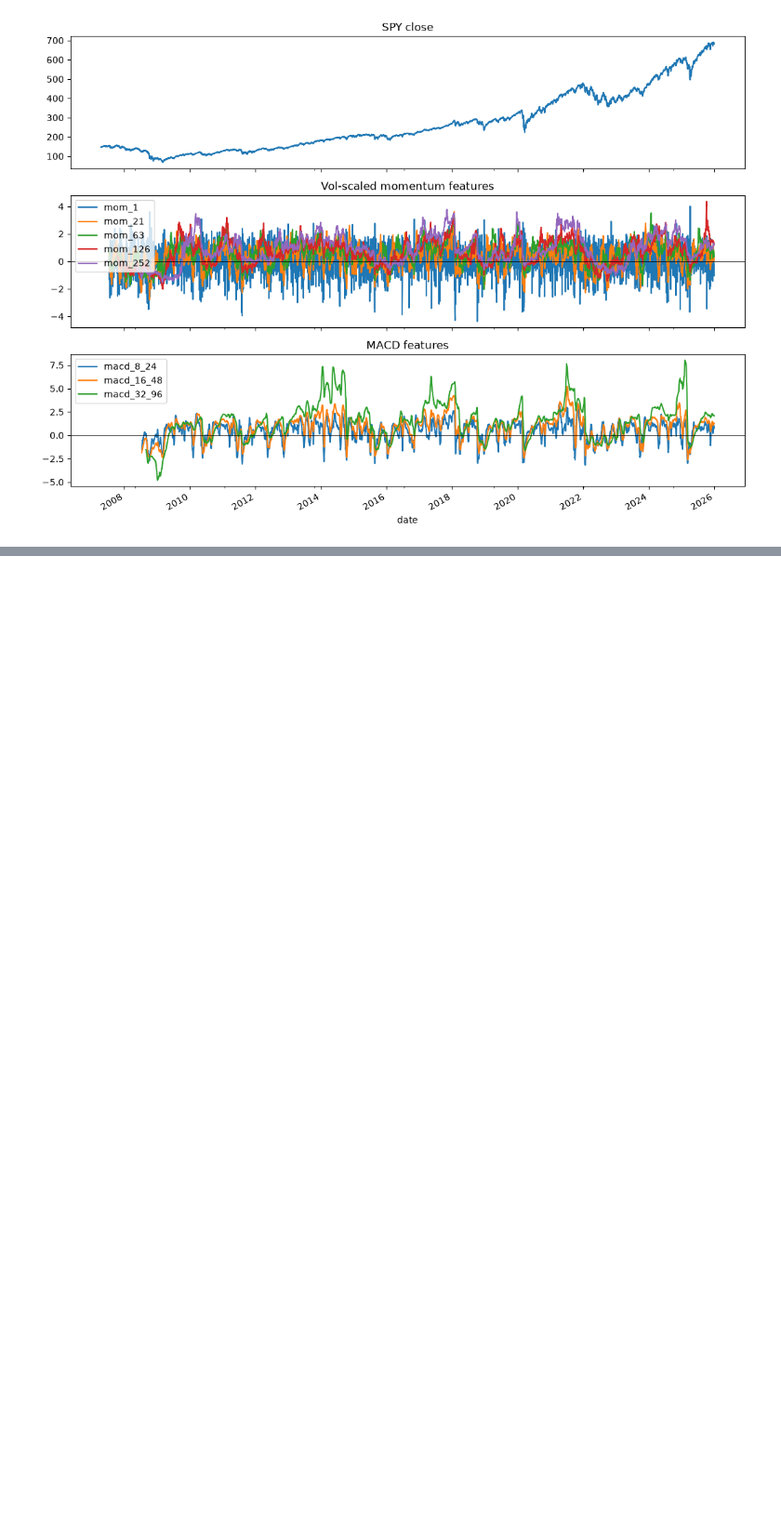
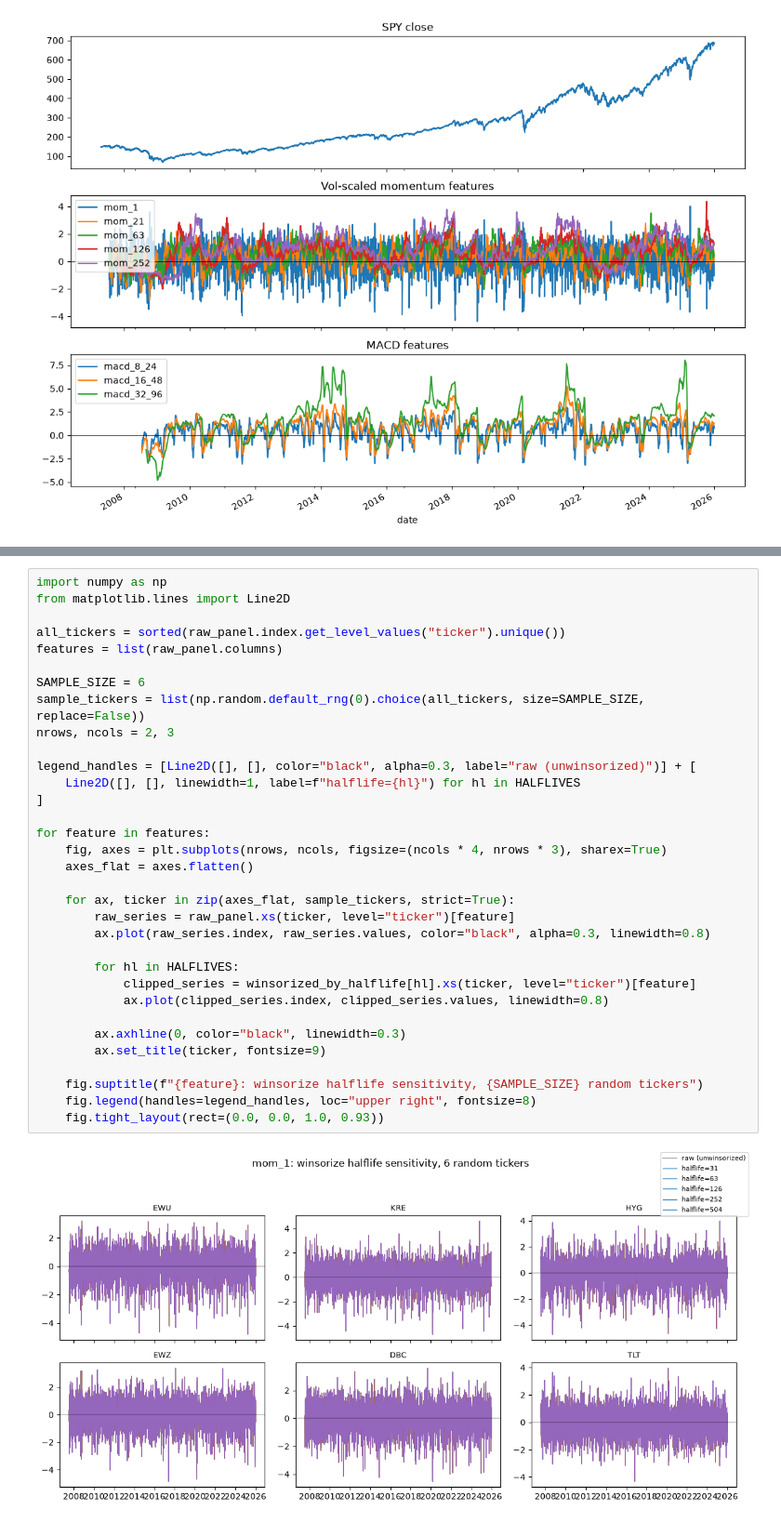
Before and after one commit to KaitoFuss/trading-strategies, a Jupyter notebook: notebooks/explore_features.ipynb, the cells around one changed output, grey strips where cells are left out. Shown at 93% size. Drawn from its saved outputs; the diff is of its cells as text; blank space fills up the shorter version.

```diff
--- a/notebooks/explore_features.ipynb
+++ b/notebooks/explore_features.ipynb
@@ -149,0 +198,35 @@ not done here.
+# %%
+import numpy as np
+from matplotlib.lines import Line2D
+
+all_tickers = sorted(raw_panel.index.get_level_values("ticker").unique())
+features = list(raw_panel.columns)
+
+SAMPLE_SIZE = 6
+sample_tickers = list(np.random.default_rng(0).choice(all_tickers, size=SAMPLE_SIZE, replace=False))
+nrows, ncols = 2, 3
+
+legend_handles = [Line2D([], [], color="black", alpha=0.3, label="raw (unwinsorized)")] + [
+    Line2D([], [], linewidth=1, label=f"halflife={hl}") for hl in HALFLIVES
+]
+
+for feature in features:
+    fig, axes = plt.subplots(nrows, ncols, figsize=(ncols * 4, nrows * 3), sharex=True)
+    axes_flat = axes.flatten()
+
+    for ax, ticker in zip(axes_flat, sample_tickers, strict=True):
+        raw_series = raw_panel.xs(ticker, level="ticker")[feature]
+        ax.plot(raw_series.index, raw_series.values, color="black", alpha=0.3, linewidth=0.8)
+
+        for hl in HALFLIVES:
+            clipped_series = winsorized_by_halflife[hl].xs(ticker, level="ticker")[feature]
+            ax.plot(clipped_series.index, clipped_series.values, linewidth=0.8)
+
+        ax.axhline(0, color="black", linewidth=0.3)
+        ax.set_title(ticker, fontsize=9)
+
+    fig.suptitle(f"{feature}: winsorize halflife sensitivity, {SAMPLE_SIZE} random tickers")
+    fig.legend(handles=legend_handles, loc="upper right", fontsize=8)
+    fig.tight_layout(rect=(0.0, 0.0, 1.0, 0.93))
+# %% [output]
+[figure, added]
```
Also changed, not shown: parts of 5 cells of this notebook.
